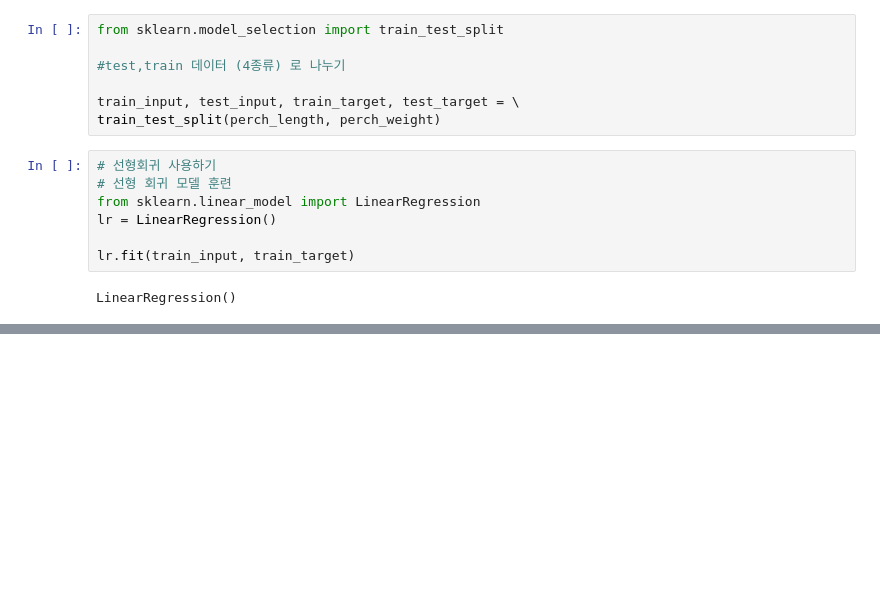
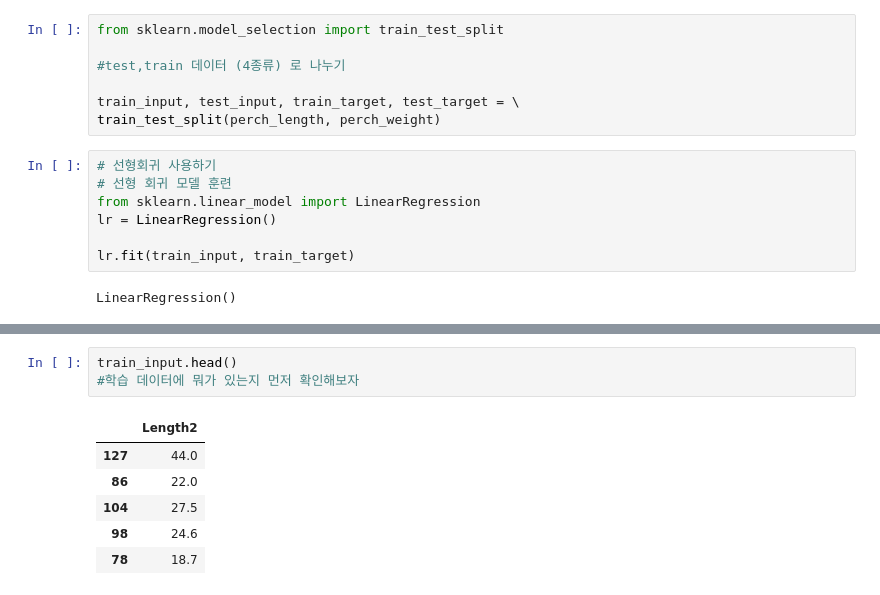
Before and after one commit to iam-Aerin/ml, a Jupyter notebook: 3-2.ipynb, the cells around one changed output, grey strips where cells are left out. Cells and saved outputs as stored; diff of their text form; blank space fills up the shorter version.

```diff
--- a/3-2.ipynb
+++ b/3-2.ipynb
@@ -65,0 +105,10 @@ lr.score(test_input, test_target)
+# %%
+train_input.head()
+#학습 데이터에 뭐가 있는지 먼저 확인해보자
+# %% [output]
+|  | Length2 |
+| 127 | 44.0 |
+| 86 | 22.0 |
+| 104 | 27.5 |
+| 98 | 24.6 |
+| 78 | 18.7 |
```
Also changed, not shown: parts of 12 cells of this notebook.
